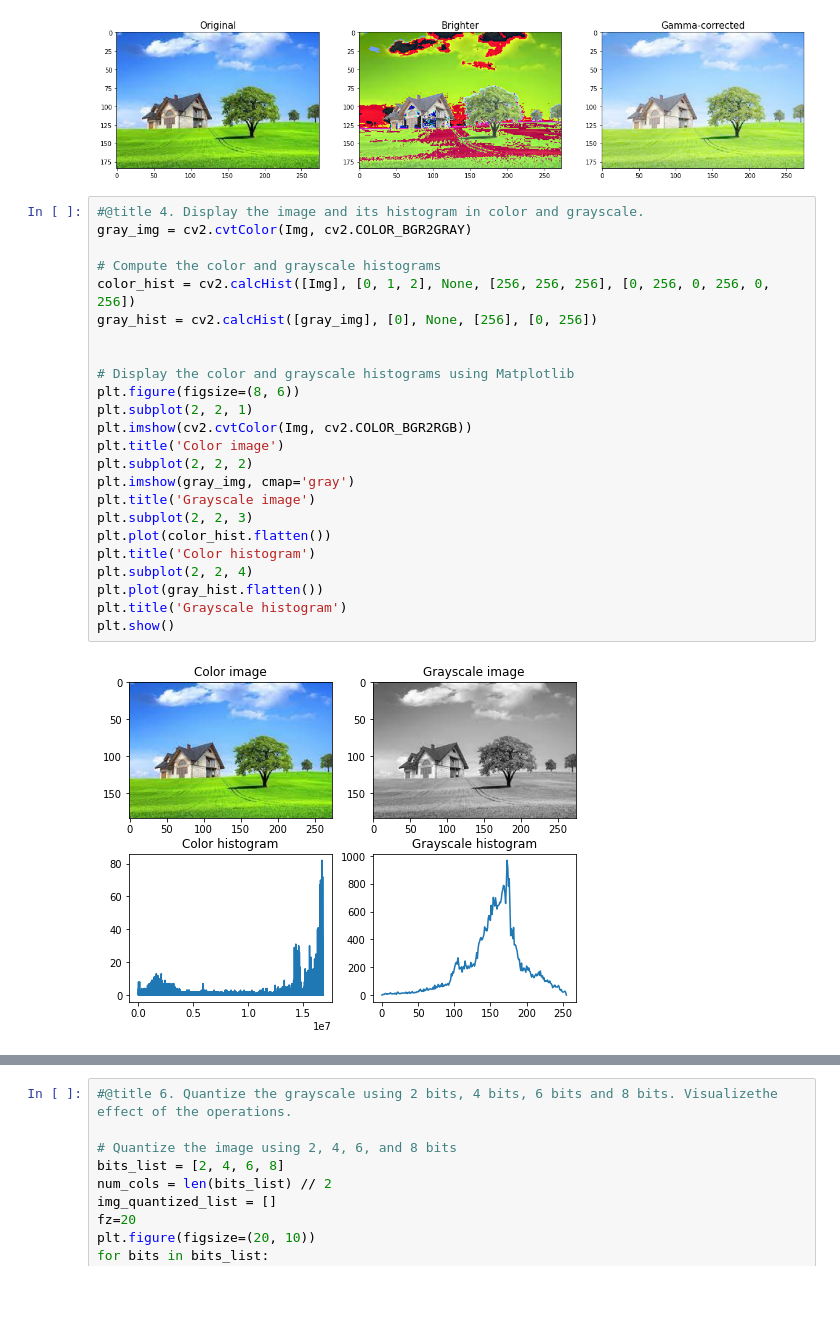
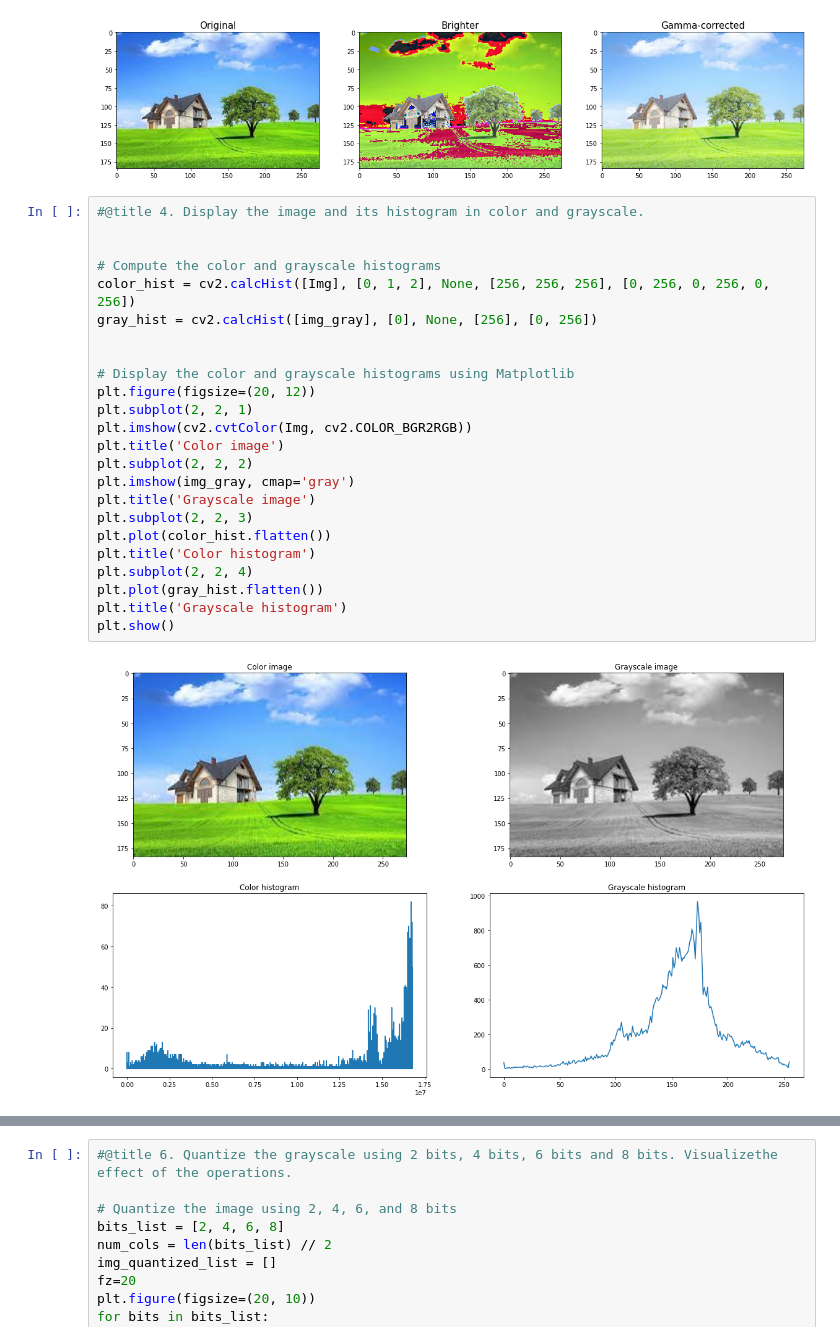
Before and after one commit to nguyenvudev20/mse22.imageprocessing, a Jupyter notebook: ImagePrcessing_baitap_18_2_2023.ipynb, the cells around one changed output, grey strips where cells are left out. Cells and saved outputs as stored; diff of their text form; blank space fills up the shorter version.

```diff
--- a/ImagePrcessing_baitap_18_2_2023.ipynb
+++ b/ImagePrcessing_baitap_18_2_2023.ipynb
@@ -64,28 +65,28 @@ plt.show()
 [figure]
 # %%
 #@title 4. Display the image and its histogram in color and grayscale.
-gray_img = cv2.cvtColor(Img, cv2.COLOR_BGR2GRAY)
+
 
 # Compute the color and grayscale histograms
 color_hist = cv2.calcHist([Img], [0, 1, 2], None, [256, 256, 256], [0, 256, 0, 256, 0, 256])
-gray_hist = cv2.calcHist([gray_img], [0], None, [256], [0, 256])
+gray_hist = cv2.calcHist([img_gray], [0], None, [256], [0, 256])
 
 
 # Display the color and grayscale histograms using Matplotlib
-plt.figure(figsize=(8, 6))
+plt.figure(figsize=(20, 12))
 plt.subplot(2, 2, 1)
 plt.imshow(cv2.cvtColor(Img, cv2.COLOR_BGR2RGB))
 plt.title('Color image')
 plt.subplot(2, 2, 2)
-plt.imshow(gray_img, cmap='gray')
+plt.imshow(img_gray, cmap='gray')
 plt.title('Grayscale image')
 plt.subplot(2, 2, 3)
 plt.plot(color_hist.flatten())
 plt.title('Color histogram')
 plt.subplot(2, 2, 4)
 plt.plot(gray_hist.flatten())
 plt.title('Grayscale histogram')
 plt.show()
 # %% [output]
-[figure, old version]
+[figure, new version]
 # %%
```
Also changed, not shown: parts of 4 cells of this notebook.
